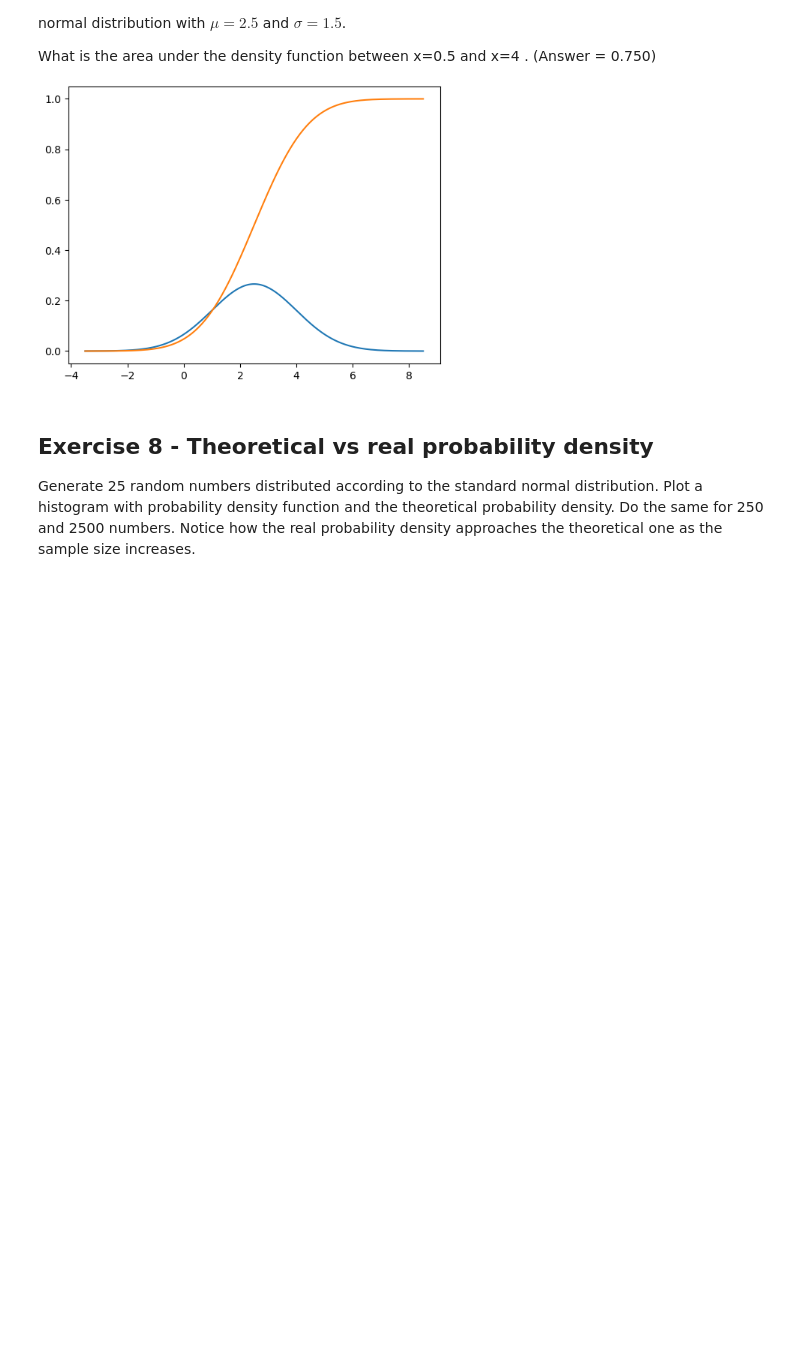
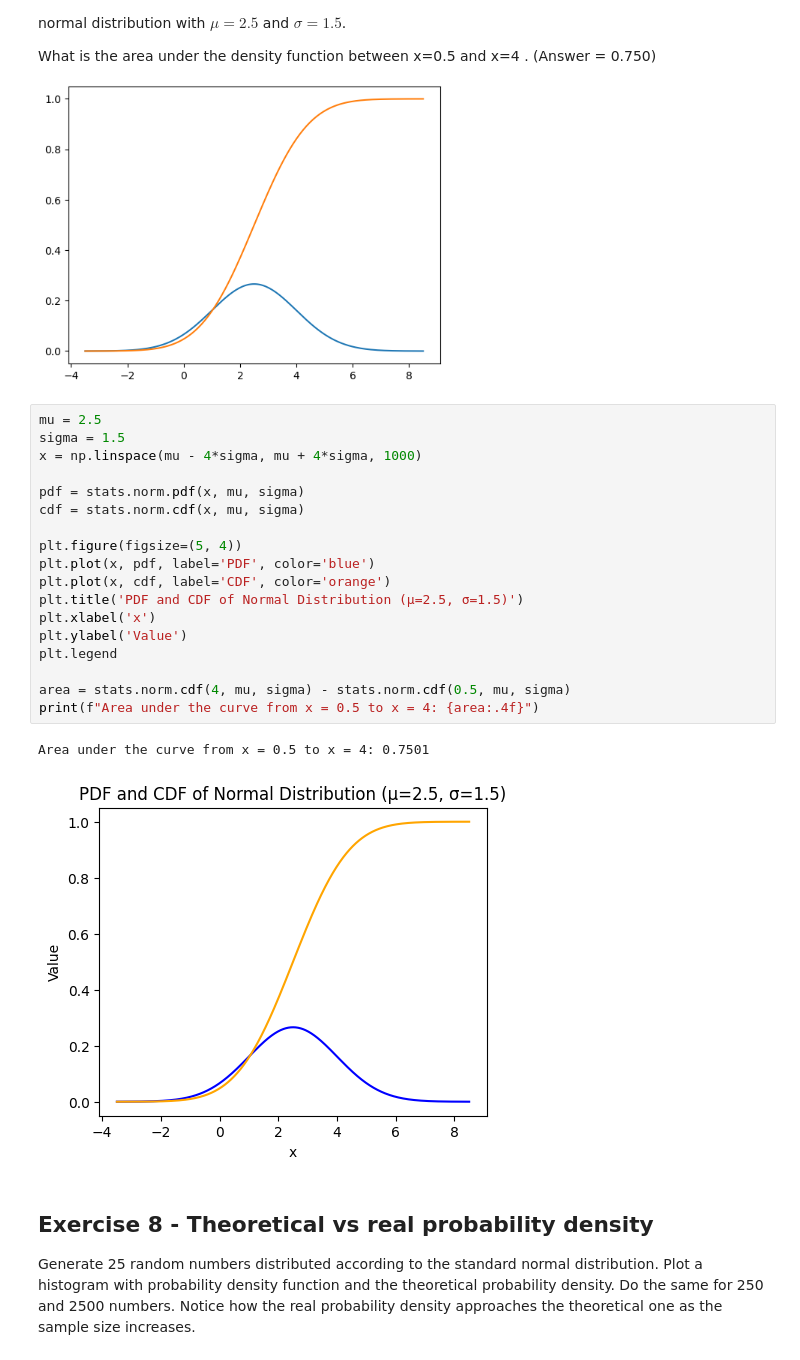
Before and after one commit to BrentVervaet/dsai-labs-bv, a Jupyter notebook: 3-central-limit-testing/lab-3.01-probability-2024.ipynb, the cells around one changed output. Cells and saved outputs as stored; diff of their text form; blank space fills up the shorter version.

```diff
--- a/3-central-limit-testing/lab-3.01-probability-2024.ipynb
+++ b/3-central-limit-testing/lab-3.01-probability-2024.ipynb
@@ -152,6 +181,27 @@ Make a graphical plot of the probability density function and the cumulative dis
 What is the area under the density function between  x=0.5  and  x=4 . (Answer = 0.750)
 
 ![image.png](embedded-picture-1)
+# %%
+mu = 2.5
+sigma = 1.5
+x = np.linspace(mu - 4*sigma, mu + 4*sigma, 1000)
+
+pdf = stats.norm.pdf(x, mu, sigma)
+cdf = stats.norm.cdf(x, mu, sigma)
+
+plt.figure(figsize=(5, 4))
+plt.plot(x, pdf, label='PDF', color='blue')
+plt.plot(x, cdf, label='CDF', color='orange')
+plt.title('PDF and CDF of Normal Distribution (μ=2.5, σ=1.5)')
+plt.xlabel('x')
+plt.ylabel('Value')
+plt.legend
+
+area = stats.norm.cdf(4, mu, sigma) - stats.norm.cdf(0.5, mu, sigma)
+print(f"Area under the curve from x = 0.5 to x = 4: {area:.4f}")
+# %% [output]
+Area under the curve from x = 0.5 to x = 4: 0.7501
+[figure, added]
 # %% [markdown]
 ## Exercise 8 - Theoretical vs real probability density
 Generate 25 random numbers distributed according to the standard normal distribution. Plot a histogram with probability density function and the theoretical probability density.
```
Also changed, not shown: parts of 8 cells of this notebook, 1 other file.
